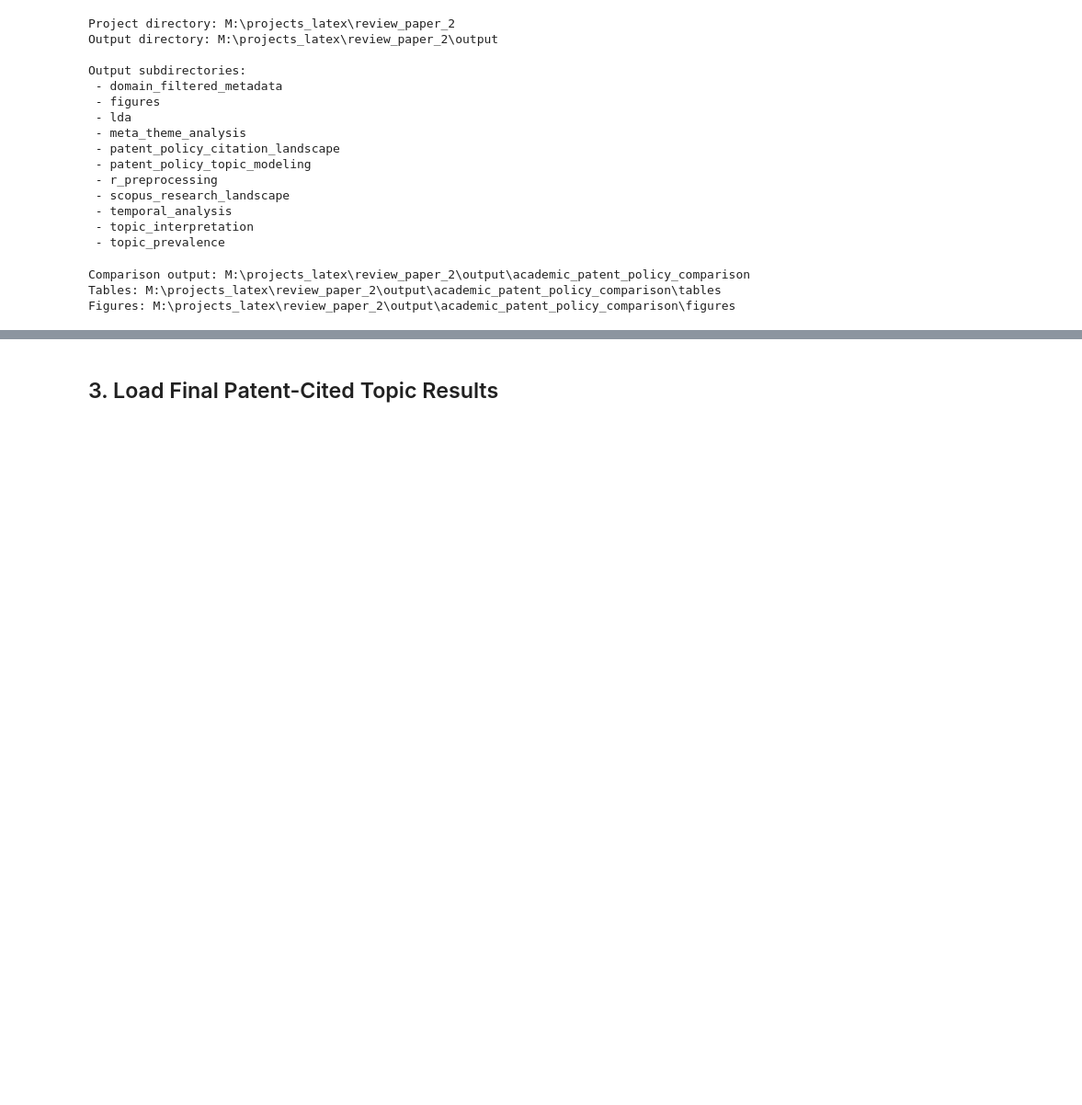
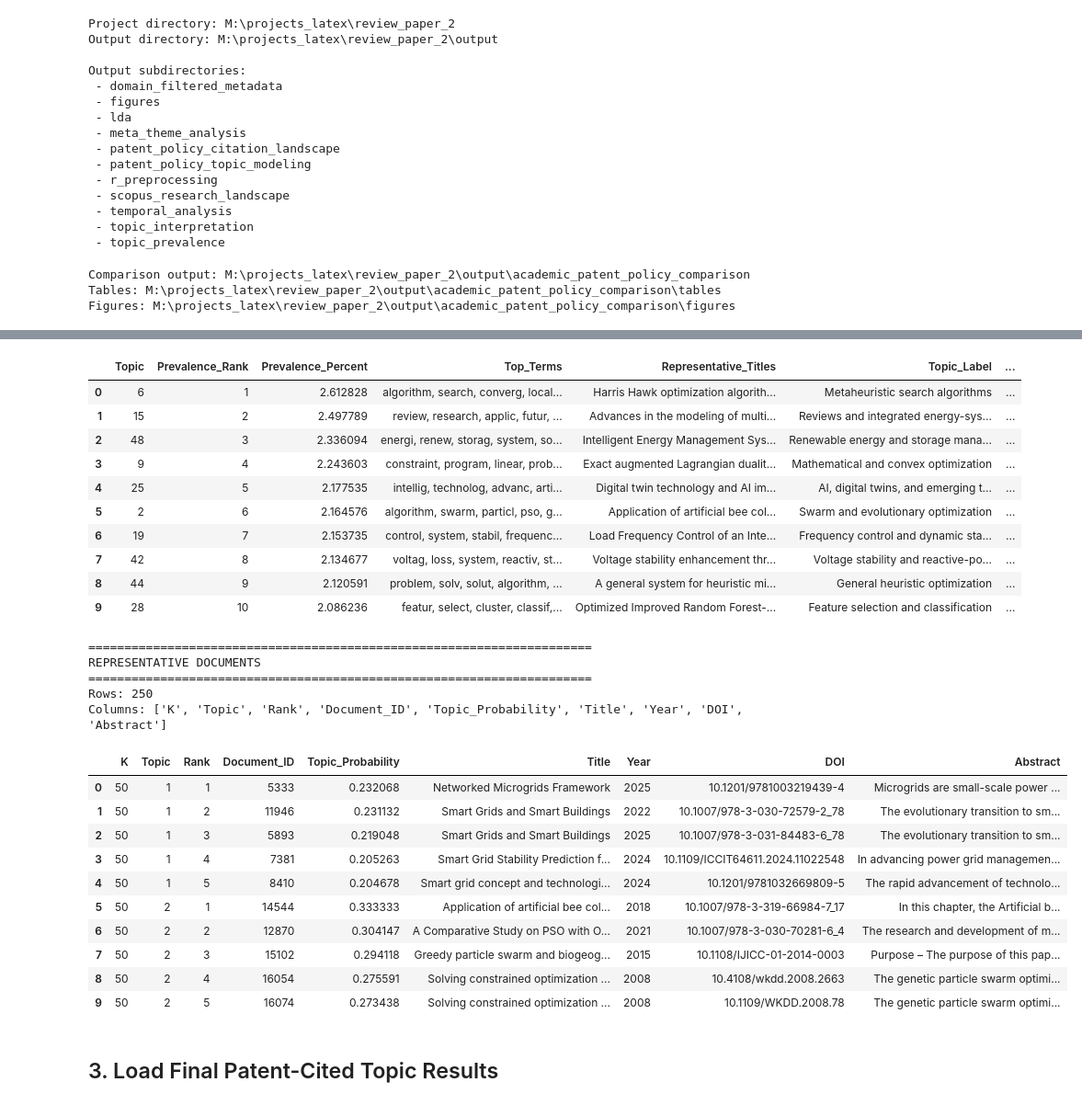
Before and after one commit to mdzalfirdausi/review_paper_2, a Jupyter notebook: notebooks/7.academic_patent_policy_theme_comparison.ipynb, the cells around one changed output, grey strips where cells are left out. Shown at 92% size. Saved outputs shown, nothing was run; the diff lists cells and outputs as text; code cells hidden in the pictures; blank space fills up the shorter version.

```diff
--- a/notebooks/7.academic_patent_policy_theme_comparison.ipynb
+++ b/notebooks/7.academic_patent_policy_theme_comparison.ipynb
@@ -242,0 +444,49 @@ Patent-policy macro-theme table        MISSING
+# %%
+# ---------------------------------------------------------
+# 2.3 Inspect academic topic-output schemas
+# ---------------------------------------------------------
+
+academic_tables = {
+    "PREVALENCE":
+        academic_prevalence,
+
+    "TOP TERMS":
+        academic_top_terms,
+
+    "LABELS":
+        academic_labels,
+
+    "REPRESENTATIVE DOCUMENTS":
+        academic_representative,
+}
+
+
+for name, df in academic_tables.items():
+
+    print()
+    print(
+        "=" * 70
+    )
+
+    print(
+        name
+    )
+
+    print(
+        "=" * 70
+    )
+
+    print(
+        "Rows:",
+        len(df)
+    )
+
+    print(
+        "Columns:",
+        df.columns.tolist()
+    )
+
+    display(
+        df.head(10)
+    )
+# %% [output]
@@ -243,3 +530,30 @@ Patent-policy macro-theme table        MISSING
+|  | Topic | Prevalence_Rank | Prevalence_Percent | Top_Terms | Representative_Titles | Topic_Label | ... |
+| 0 | 6 | 1 | 2.612828 | algorithm, search, converg, local... | Harris Hawk optimization algorith... | Metaheuristic search algorithms | ... |
+| 1 | 15 | 2 | 2.497789 | review, research, applic, futur, ... | Advances in the modeling of multi... | Reviews and integrated energy-sys... | ... |
+| 2 | 48 | 3 | 2.336094 | energi, renew, storag, system, so... | Intelligent Energy Management Sys... | Renewable energy and storage mana... | ... |
+| 3 | 9 | 4 | 2.243603 | constraint, program, linear, prob... | Exact augmented Lagrangian dualit... | Mathematical and convex optimization | ... |
+| 4 | 25 | 5 | 2.177535 | intellig, technolog, advanc, arti... | Digital twin technology and AI im... | AI, digital twins, and emerging t... | ... |
+| 5 | 2 | 6 | 2.164576 | algorithm, swarm, particl, pso, g... | Application of artificial bee col... | Swarm and evolutionary optimization | ... |
+| 6 | 19 | 7 | 2.153735 | control, system, stabil, frequenc... | Load Frequency Control of an Inte... | Frequency control and dynamic sta... | ... |
+| 7 | 42 | 8 | 2.134677 | voltag, loss, system, reactiv, st... | Voltage stability enhancement thr... | Voltage stability and reactive-po... | ... |
+| 8 | 44 | 9 | 2.120591 | problem, solv, solut, algorithm, ... | A general system for heuristic mi... | General heuristic optimization | ... |
+| 9 | 28 | 10 | 2.086236 | featur, select, cluster, classif,... | Optimized Improved Random Forest-... | Feature selection and classification | ... |
+======================================================================
+REPRESENTATIVE DOCUMENTS
+======================================================================
+Rows: 250
+Columns: ['K', 'Topic', 'Rank', 'Document_ID', 'Topic_Probability', 'Title', 'Year', 'DOI', 'Abstract']
+|  | K | Topic | Rank | Document_ID | Topic_Probability | Title | Year | DOI | Abstract |
+| 0 | 50 | 1 | 1 | 5333 | 0.232068 | Networked Microgrids Framework | 2025 | 10.1201/9781003219439-4 | Microgrids are small-scale power ... |
+| 1 | 50 | 1 | 2 | 11946 | 0.231132 | Smart Grids and Smart Buildings | 2022 | 10.1007/978-3-030-72579-2_78 | The evolutionary transition to sm... |
+| 2 | 50 | 1 | 3 | 5893 | 0.219048 | Smart Grids and Smart Buildings | 2025 | 10.1007/978-3-031-84483-6_78 | The evolutionary transition to sm... |
+| 3 | 50 | 1 | 4 | 7381 | 0.205263 | Smart Grid Stability Prediction f... | 2024 | 10.1109/ICCIT64611.2024.11022548 | In advancing power grid managemen... |
+| 4 | 50 | 1 | 5 | 8410 | 0.204678 | Smart grid concept and technologi... | 2024 | 10.1201/9781032669809-5 | The rapid advancement of technolo... |
+| 5 | 50 | 2 | 1 | 14544 | 0.333333 | Application of artificial bee col... | 2018 | 10.1007/978-3-319-66984-7_17 | In this chapter, the Artificial b... |
+| 6 | 50 | 2 | 2 | 12870 | 0.304147 | A Comparative Study on PSO with O... | 2021 | 10.1007/978-3-030-70281-6_4 | The research and development of m... |
+| 7 | 50 | 2 | 3 | 15102 | 0.294118 | Greedy particle swarm and biogeog... | 2015 | 10.1108/IJICC-01-2014-0003 | Purpose – The purpose of this pap... |
+| 8 | 50 | 2 | 4 | 16054 | 0.275591 | Solving constrained optimization ... | 2008 | 10.4108/wkdd.2008.2663 | The genetic particle swarm optimi... |
+| 9 | 50 | 2 | 5 | 16074 | 0.273438 | Solving constrained optimization ... | 2008 | 10.1109/WKDD.2008.78 | The genetic particle swarm optimi... |
 # %% [markdown]
 ## 3. Load Final Patent-Cited Topic Results
 # %% [markdown]
```
Also changed, not shown: parts of 7 cells of this notebook, 1 other file.
